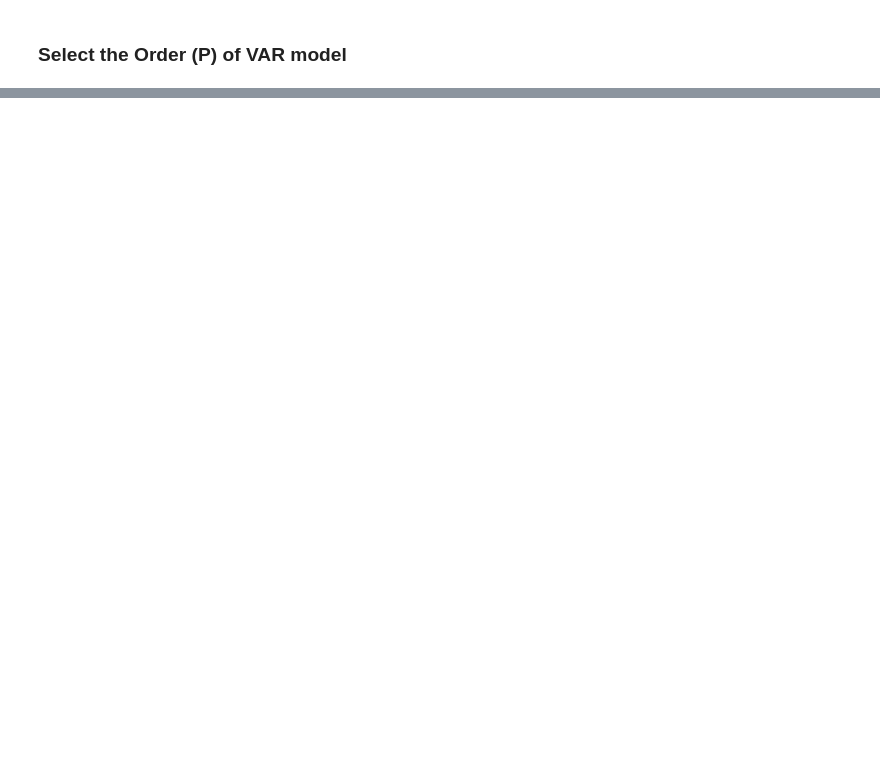
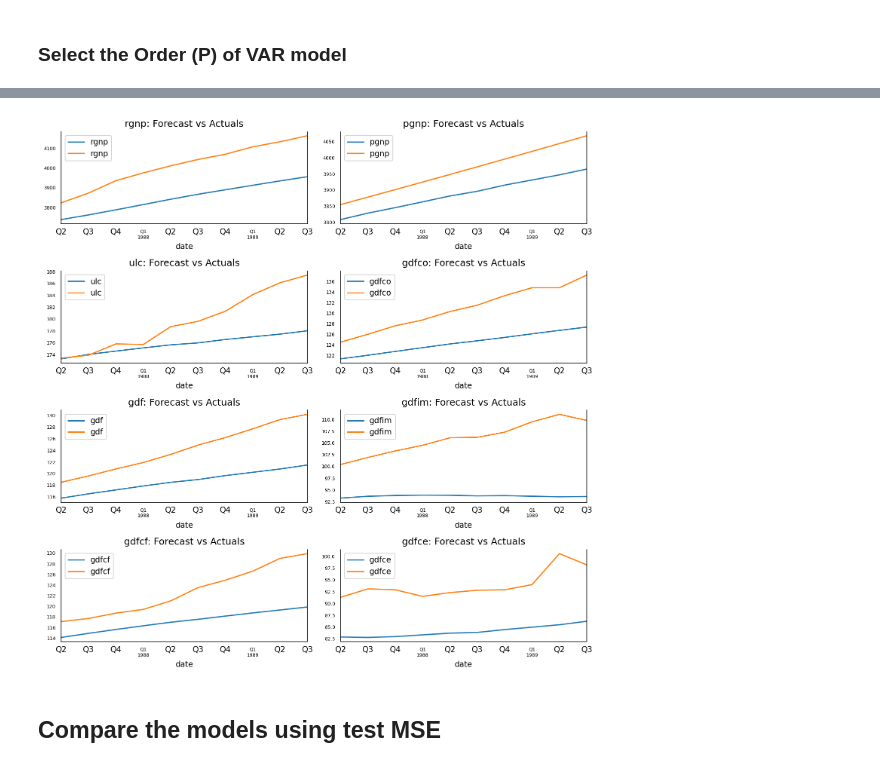
Before and after one commit to aryeko/DeepLearning-TAU, a Jupyter notebook: Ex2/Ex2 - Q2 - GNP data.ipynb, the cells around one changed output, grey strips where cells are left out. Cells and saved outputs as stored; diff of their text form; code cells hidden in the pictures; blank space fills up the shorter version.

```diff
--- a/Ex2/Ex2 - Q2 - GNP data.ipynb
+++ b/Ex2/Ex2 - Q2 - GNP data.ipynb
@@ -303,0 +377,10 @@ plt.tight_layout();
+# %%
+dataX, dataY = prepare_lstm_data(df, lag=11)
+trainX, testX = dataX[:-10,:,:], dataX[-10:,:,:]
+trainY, testY = dataY[:-10,:], dataY[-10:,:]
+
+lstm_var11 = fit_lstm(trainX, trainY, num_classes=8, input_size=8, hidden_size=16, num_layers=1, lag=11)
+
+lstm_var11_pred = lstm_var11(testX).data.numpy()
+lstm_var11_pred = sc.inverse_transform(lstm_var11_pred)
+lstm_var11_pred = pd.DataFrame(lstm_var11_pred, index=test_df.index, columns=test_df.columns)
@@ -303,0 +408,16 @@ plt.tight_layout();
+# %%
+fig, axes = plt.subplots(nrows=int(len(df.columns)/2), ncols=2, dpi=150, figsize=(10,10))
+for i, (col,ax) in enumerate(zip(df.columns, axes.flatten())):
+    lstm_var11_pred[col].plot(legend=True, ax=ax).autoscale(axis='x',tight=True)
+    test_df[col].plot(legend=True, ax=ax);
+    ax.set_title(col + ": Forecast vs Actuals")
+    ax.xaxis.set_ticks_position('none')
+    ax.yaxis.set_ticks_position('none')
+    ax.spines["top"].set_alpha(0)
+    ax.tick_params(labelsize=6)
+
+plt.tight_layout();
+# %% [output]
+[figure, added]
+# %% [markdown]
+## Compare the models using test MSE
```
Also changed, not shown: parts of 27 cells of this notebook.
